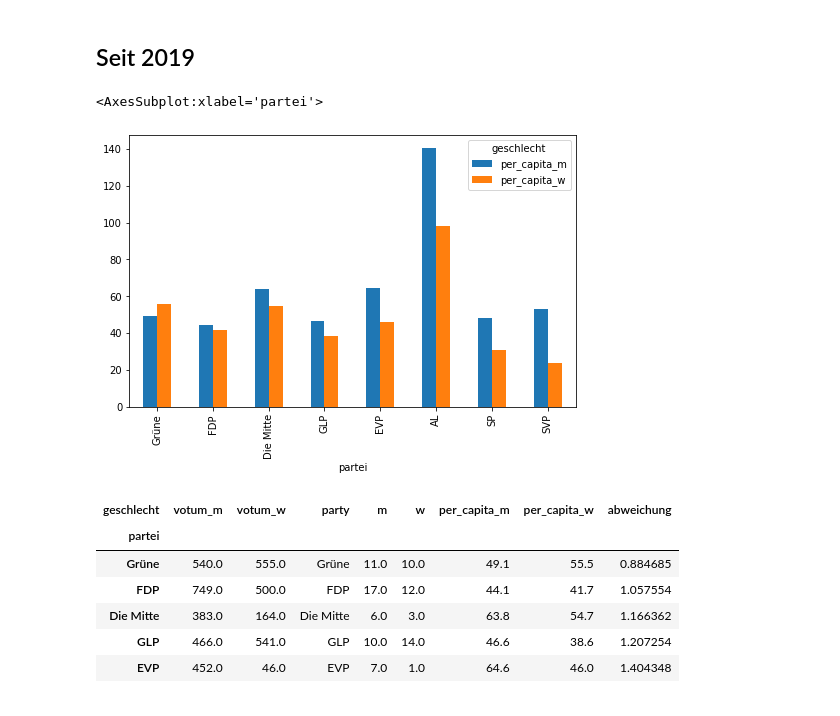
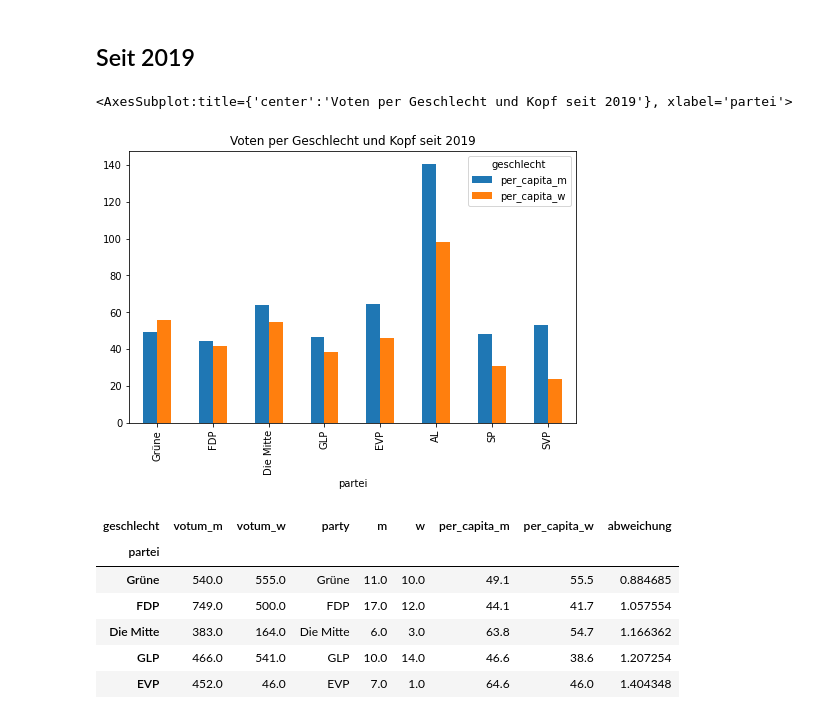
Before and after one commit to simonhuwiler/nzz_zh_kantonsrat, a Jupyter notebook: src/4_analyse_base.ipynb, the cells around one changed output. Saved outputs shown, nothing was run; the diff lists cells and outputs as text; code cells hidden in the pictures.

```diff
--- a/src/4_analyse_base.ipynb
+++ b/src/4_analyse_base.ipynb
@@ -210,27 +210,27 @@ df2[['SVP', 'SP', 'FDP', 'Die Mitte', 'Grüne', 'GLP']].to_csv(Path('../export/c
 # %%
 # Nur aktueller Kantonsrat (>=2019). Stichtag Zusammensetzung: 2021.07.01.
 df2 = df[df.session >= 2019].groupby('partei').agg({'votum_m': 'sum', 'votum_w': 'sum'})
 
 # Get Kantonsrat
 df_kantonsrat = utils.kantonsrat_as_dataframe(kantonsrat, datetime.datetime(2021, 7, 1))
 df_kantonsrat = pd.pivot_table(df_kantonsrat, index='party', columns='geschlecht', values='name', aggfunc='count')
 df_kantonsrat = df_kantonsrat.fillna(0)
 
 # Merge
 df2 = df2.reset_index().merge(df_kantonsrat.reset_index(), how='left', left_on = 'partei', right_on='party')
 
 # Calc per Capita
 df2['per_capita_m'] = round(df2['votum_m'] / df2['m'], 1)
 df2['per_capita_w'] = round(df2['votum_w'] / df2['w'], 1)
 df2['abweichung'] = df2['per_capita_m'] / df2['per_capita_w']
 
 df2 = df2[df2.w > 0]
 
 df2 = df2.set_index('partei')
 
 df2 = df2.sort_values('abweichung')
 
-df2[['per_capita_m', 'per_capita_w']].plot.bar(figsize=(8, 5))
+df2[['per_capita_m', 'per_capita_w']].plot.bar(figsize=(8, 5), title='Voten per Geschlecht und Kopf seit 2019')
 # %% [output]
-<AxesSubplot:xlabel='partei'>
+<AxesSubplot:title={'center':'Voten per Geschlecht und Kopf seit 2019'}, xlabel='partei'>
-[figure, old version]
+[figure, new version]
```
Also changed, not shown: parts of 13 cells of this notebook.
